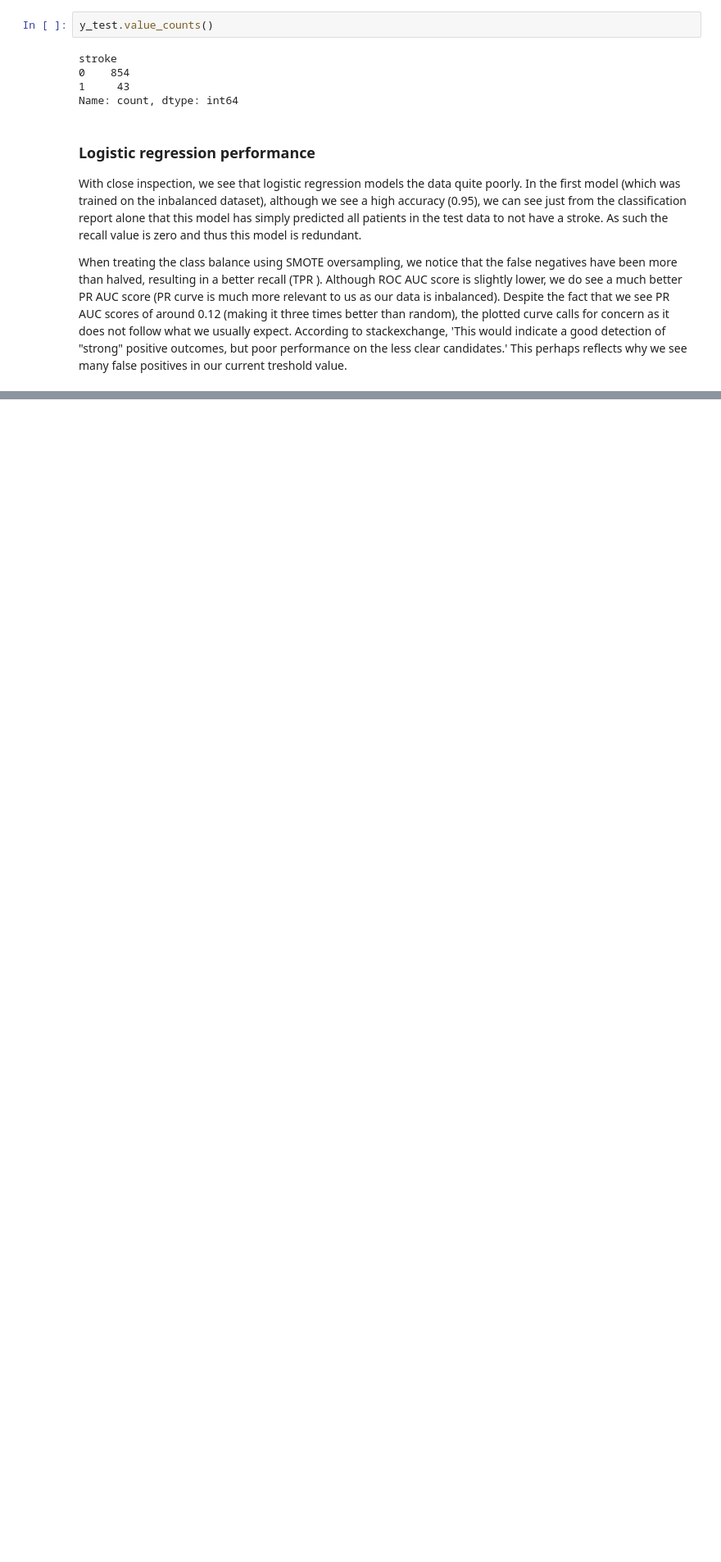
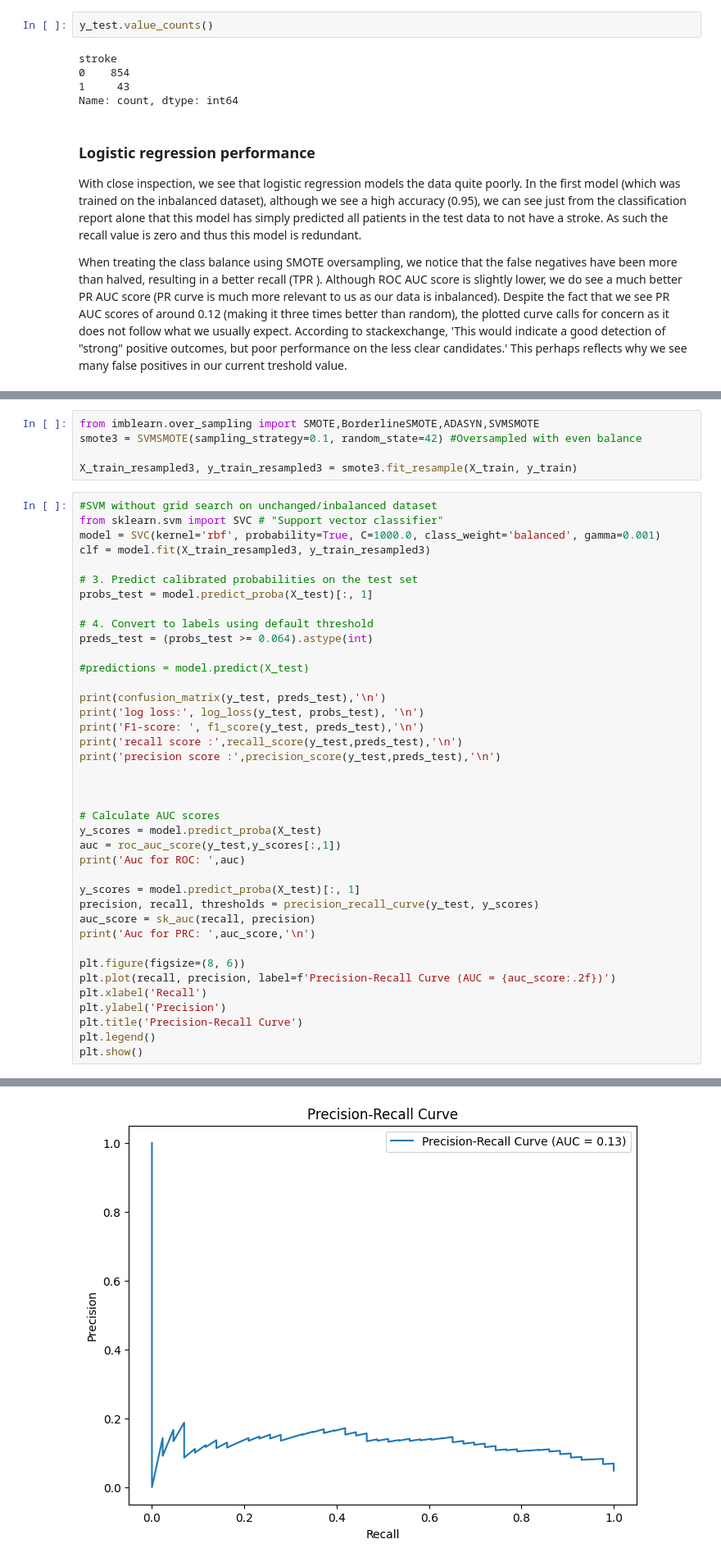
Before and after one commit to rahmanaminoor25/ML-project--stroke, a Jupyter notebook: Classification_project.ipynb, the cells around one changed output, grey strips where cells are left out. Shown at 82% size. Cells and saved outputs as stored; diff of their text form; blank space fills up the shorter version.

```diff
--- a/Classification_project.ipynb
+++ b/Classification_project.ipynb
@@ -660,0 +705,45 @@ When treating the class balance using SMOTE oversampling, we notice that the fal
+# %%
+from imblearn.over_sampling import SMOTE,BorderlineSMOTE,ADASYN,SVMSMOTE
+smote3 = SVMSMOTE(sampling_strategy=0.1, random_state=42) #Oversampled with even balance
+
+X_train_resampled3, y_train_resampled3 = smote3.fit_resample(X_train, y_train)
+# %%
+#SVM without grid search on unchanged/inbalanced dataset
+from sklearn.svm import SVC # "Support vector classifier"
+model = SVC(kernel='rbf', probability=True, C=1000.0, class_weight='balanced', gamma=0.001)
+clf = model.fit(X_train_resampled3, y_train_resampled3)
+
+# 3. Predict calibrated probabilities on the test set
+probs_test = model.predict_proba(X_test)[:, 1]
+
+# 4. Convert to labels using default threshold
+preds_test = (probs_test >= 0.064).astype(int)
+
+#predictions = model.predict(X_test)
+
+print(confusion_matrix(y_test, preds_test),'\n')
+print('log loss:', log_loss(y_test, probs_test), '\n')
+print('F1-score: ', f1_score(y_test, preds_test),'\n')
+print('recall score :',recall_score(y_test,preds_test),'\n')
+print('precision score :',precision_score(y_test,preds_test),'\n')
+
+
+
+# Calculate AUC scores
+y_scores = model.predict_proba(X_test)
+auc = roc_auc_score(y_test,y_scores[:,1])
+print('Auc for ROC: ',auc)
+
+y_scores = model.predict_proba(X_test)[:, 1]
+precision, recall, thresholds = precision_recall_curve(y_test, y_scores)
+auc_score = sk_auc(recall, precision)
+print('Auc for PRC: ',auc_score,'\n')
+
+plt.figure(figsize=(8, 6))
+plt.plot(recall, precision, label=f'Precision-Recall Curve (AUC = {auc_score:.2f})')
+plt.xlabel('Recall')
+plt.ylabel('Precision')
+plt.title('Precision-Recall Curve')
+plt.legend()
+plt.show()
+# %% [output]
@@ -660,0 +763 @@ When treating the class balance using SMOTE oversampling, we notice that the fal
+[figure, added]
```
Also changed, not shown: parts of 8 cells of this notebook.
